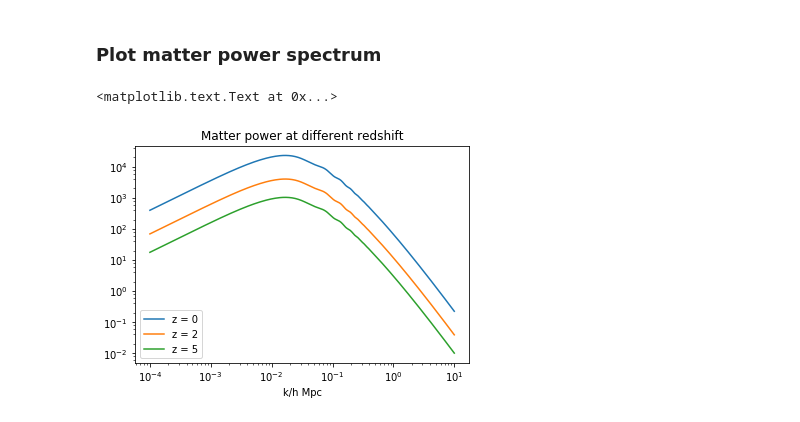
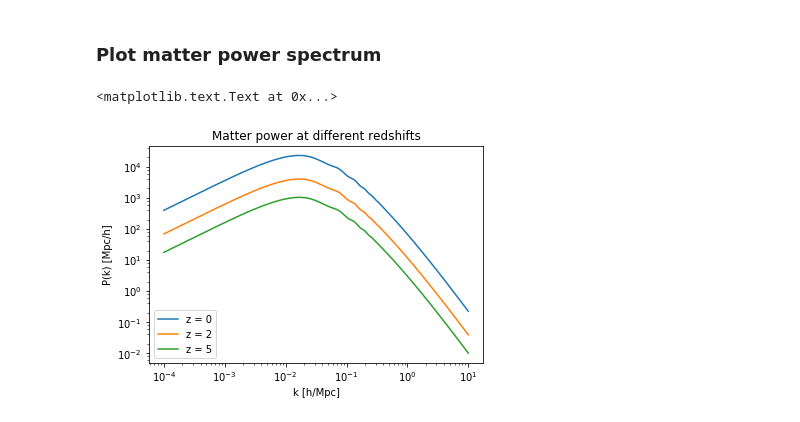
Before and after one commit to igmhub/lyaforecast, a Jupyter notebook: examples/plot_camb_linPk.ipynb, the cells around one changed output. Drawn from its saved outputs; the diff is of its cells as text; code cells hidden in the pictures.

```diff
--- a/examples/plot_camb_linPk.ipynb
+++ b/examples/plot_camb_linPk.ipynb
@@ -34,9 +34,10 @@ from matplotlib import pyplot as plt
 # %%
 for i, z in enumerate(zs):
     plt.loglog(kh, pk[i,:],label='z = '+str(int(z)))
-plt.xlabel('k/h Mpc')
+plt.xlabel('k [h/Mpc]')
+plt.ylabel('P(k) [Mpc/h]')
 plt.legend(loc='lower left')
 plt.title('Matter power at different redshifts')
 # %% [output]
 <matplotlib.text.Text at 0x...>
-[figure, old version]
+[figure, new version]
```
Also changed, not shown: 9 other files.
